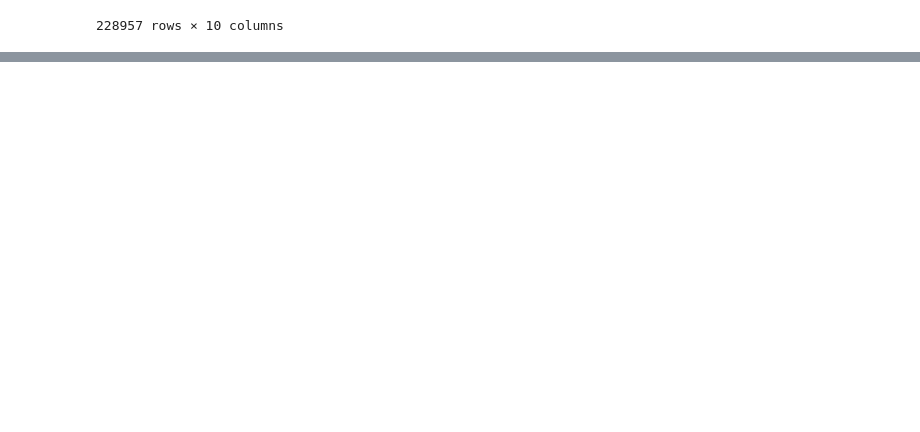
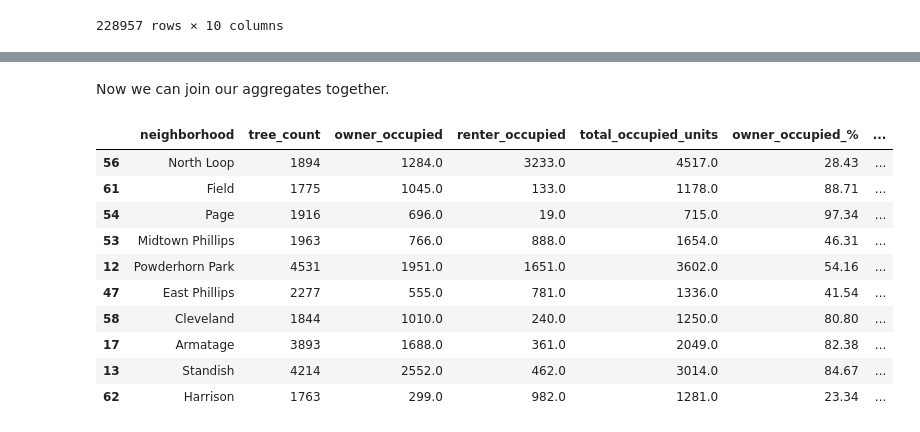
Before and after one commit to josiahpasse-cmd/minneapolis-tree-analysis, a Jupyter notebook: analysis.ipynb, the cells around one changed output, grey strips where cells are left out. Saved outputs shown, nothing was run; the diff lists cells and outputs as text; code cells hidden in the pictures; blank space fills up the shorter version.

```diff
--- a/analysis.ipynb
+++ b/analysis.ipynb
@@ -173,0 +175,15 @@ mpls_trees
+# %%
+# Filter Housing Data to only the estimates that we will use for our analysis.
+# There is some uncertainty in these estimates, but we're ignoring that for now.
+
+housing_data = housing_data.loc[housing_data["Measure Names"] == "Estimate"]
+
+# Drop all the columns that we don't care about.
+housing_data = housing_data[["Neighborhood Name", "Description 1", "Measure Values"]]
+
+# Convert the values to int now that float values are filtered
+housing_data["Measure Values"] = housing_data["Measure Values"].astype("Int64")
+
+# Pivot the data to convert from long to wide
+housing_data = housing_data.pivot(index="Neighborhood Name", columns = ["Description 1"], values=["Measure Values"])
+housing_data
@@ -173,0 +263,17 @@ mpls_trees
+# %% [markdown]
+Now we can join our aggregates together.
+# %%
+tree_count_by_neighborhood = tree_count_by_neighborhood.merge(housing_data, on="neighborhood", how="left")
+tree_count_by_neighborhood.sample(10)
+# %% [output]
+|  | neighborhood | tree_count | owner_occupied | renter_occupied | total_occupied_units | owner_occupied_% | ... |
+| 56 | North Loop | 1894 | 1284.0 | 3233.0 | 4517.0 | 28.43 | ... |
+| 61 | Field | 1775 | 1045.0 | 133.0 | 1178.0 | 88.71 | ... |
+| 54 | Page | 1916 | 696.0 | 19.0 | 715.0 | 97.34 | ... |
+| 53 | Midtown Phillips | 1963 | 766.0 | 888.0 | 1654.0 | 46.31 | ... |
+| 12 | Powderhorn Park | 4531 | 1951.0 | 1651.0 | 3602.0 | 54.16 | ... |
+| 47 | East Phillips | 2277 | 555.0 | 781.0 | 1336.0 | 41.54 | ... |
+| 58 | Cleveland | 1844 | 1010.0 | 240.0 | 1250.0 | 80.80 | ... |
+| 17 | Armatage | 3893 | 1688.0 | 361.0 | 2049.0 | 82.38 | ... |
+| 13 | Standish | 4214 | 2552.0 | 462.0 | 3014.0 | 84.67 | ... |
+| 62 | Harrison | 1763 | 299.0 | 982.0 | 1281.0 | 23.34 | ... |
```
Also changed, not shown: parts of 20 cells of this notebook.
